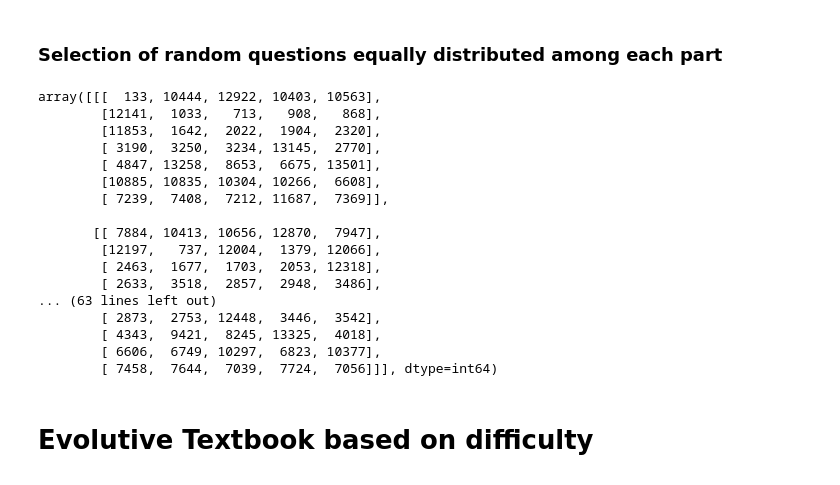
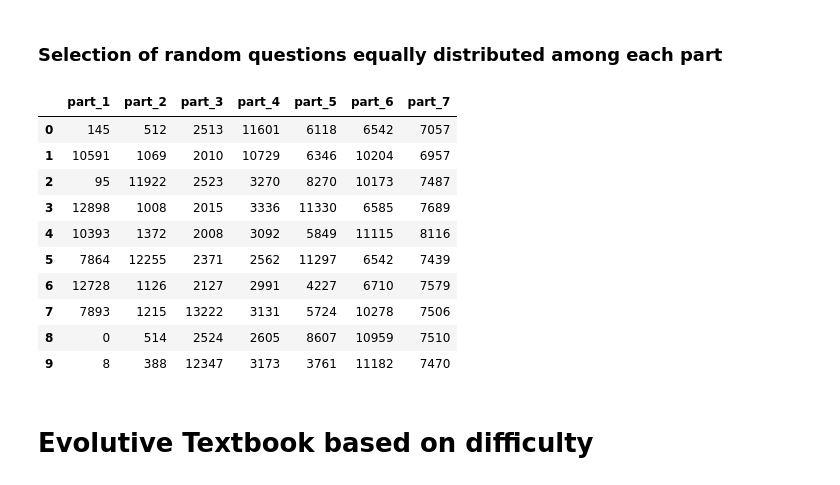
Before and after one commit to YohannD/riiid_final_project, a Jupyter notebook: notebooks/imen_textbook.ipynb, the cells around one changed output. Drawn from its saved outputs; the diff is of its cells as text; code cells hidden in the pictures.

Commit message:
imen textbook random + difficulty added

```diff
--- a/notebooks/imen_textbook.ipynb
+++ b/notebooks/imen_textbook.ipynb
@@ -196,27 +196,36 @@ def get_random_training_path(df, number_of_sequences, n_quest):
 
     return X
 # %%
-random_path = get_random_training_path(textbook, 10, 5)
+random_path = get_random_training_path(textbook, 1, 10)
-# %%
-random_path
-# %% [output]
-array([[[  133, 10444, 12922, 10403, 10563],
-        [12141,  1033,   713,   908,   868],
-        [11853,  1642,  2022,  1904,  2320],
-        [ 3190,  3250,  3234, 13145,  2770],
-        [ 4847, 13258,  8653,  6675, 13501],
-        [10885, 10835, 10304, 10266,  6608],
-        [ 7239,  7408,  7212, 11687,  7369]],
-
-       [[ 7884, 10413, 10656, 12870,  7947],
-        [12197,   737, 12004,  1379, 12066],
-        [ 2463,  1677,  1703,  2053, 12318],
-        [ 2633,  3518,  2857,  2948,  3486],
-... (63 lines left out)
-        [ 2873,  2753, 12448,  3446,  3542],
-        [ 4343,  9421,  8245, 13325,  4018],
-        [ 6606,  6749, 10297,  6823, 10377],
-        [ 7458,  7644,  7039,  7724,  7056]]], dtype=int64)
+# %%
+random = pd.DataFrame(random_path[0])\
+#.merge(pd.DataFrame(random_path[1]), left_index=True, right_index=True)\
+#.merge(pd.DataFrame(random_path[2]), left_index=True, right_index=True)\
+#.merge(pd.DataFrame(random_path[3]), left_index=True, right_index=True)\
+#.merge(pd.DataFrame(random_path[4]), left_index=True, right_index=True)\
+#.merge(pd.DataFrame(random_path[5]), left_index=True, right_index=True)\
+#.merge(pd.DataFrame(random_path[6]), left_index=True, right_index=True)\
+#.merge(pd.DataFrame(random_path[7]), left_index=True, right_index=True)\
+#.merge(pd.DataFrame(random_path[8]), left_index=True, right_index=True)\
+#.merge(pd.DataFrame(random_path[9]), left_index=True, right_index=True)
+# %%
+random = random.T.reset_index(drop=True)
+# %%
+random.columns = ['part_1','part_2','part_3','part_4','part_5','part_6','part_7']
+# %%
+random
+# %% [output]
+|  | part_1 | part_2 | part_3 | part_4 | part_5 | part_6 | part_7 |
+| 0 | 145 | 512 | 2513 | 11601 | 6118 | 6542 | 7057 |
+| 1 | 10591 | 1069 | 2010 | 10729 | 6346 | 10204 | 6957 |
+| 2 | 95 | 11922 | 2523 | 3270 | 8270 | 10173 | 7487 |
+| 3 | 12898 | 1008 | 2015 | 3336 | 11330 | 6585 | 7689 |
+| 4 | 10393 | 1372 | 2008 | 3092 | 5849 | 11115 | 8116 |
+| 5 | 7864 | 12255 | 2371 | 2562 | 11297 | 6542 | 7439 |
+| 6 | 12728 | 1126 | 2127 | 2991 | 4227 | 6710 | 7579 |
+| 7 | 7893 | 1215 | 13222 | 3131 | 5724 | 10278 | 7506 |
+| 8 | 0 | 514 | 2524 | 2605 | 8607 | 10959 | 7510 |
+| 9 | 8 | 388 | 12347 | 3173 | 3761 | 11182 | 7470 |
 # %% [markdown]
 # Evolutive Textbook based on difficulty
 # %% [markdown]
```
Also changed, not shown: parts of 10 cells of this notebook.
